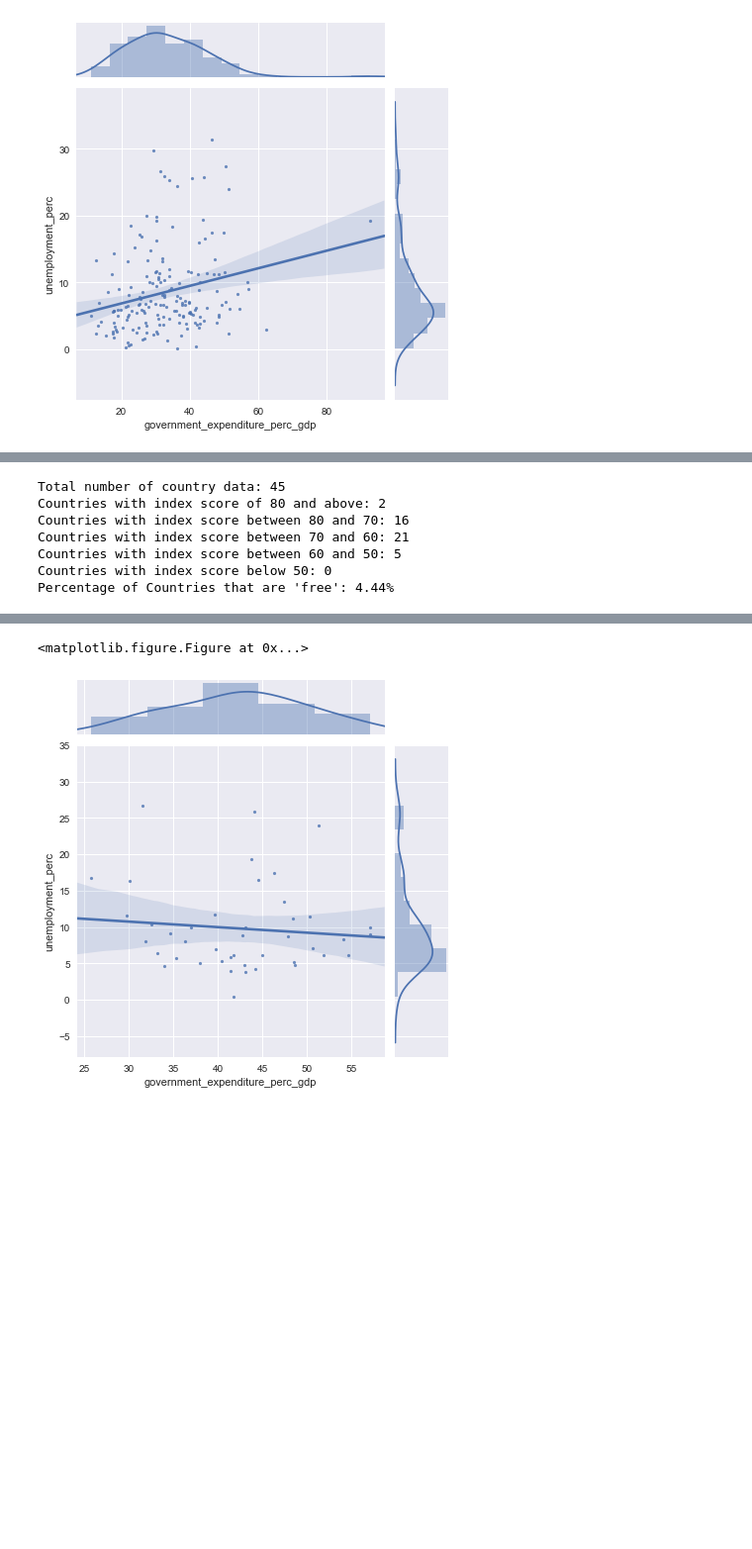
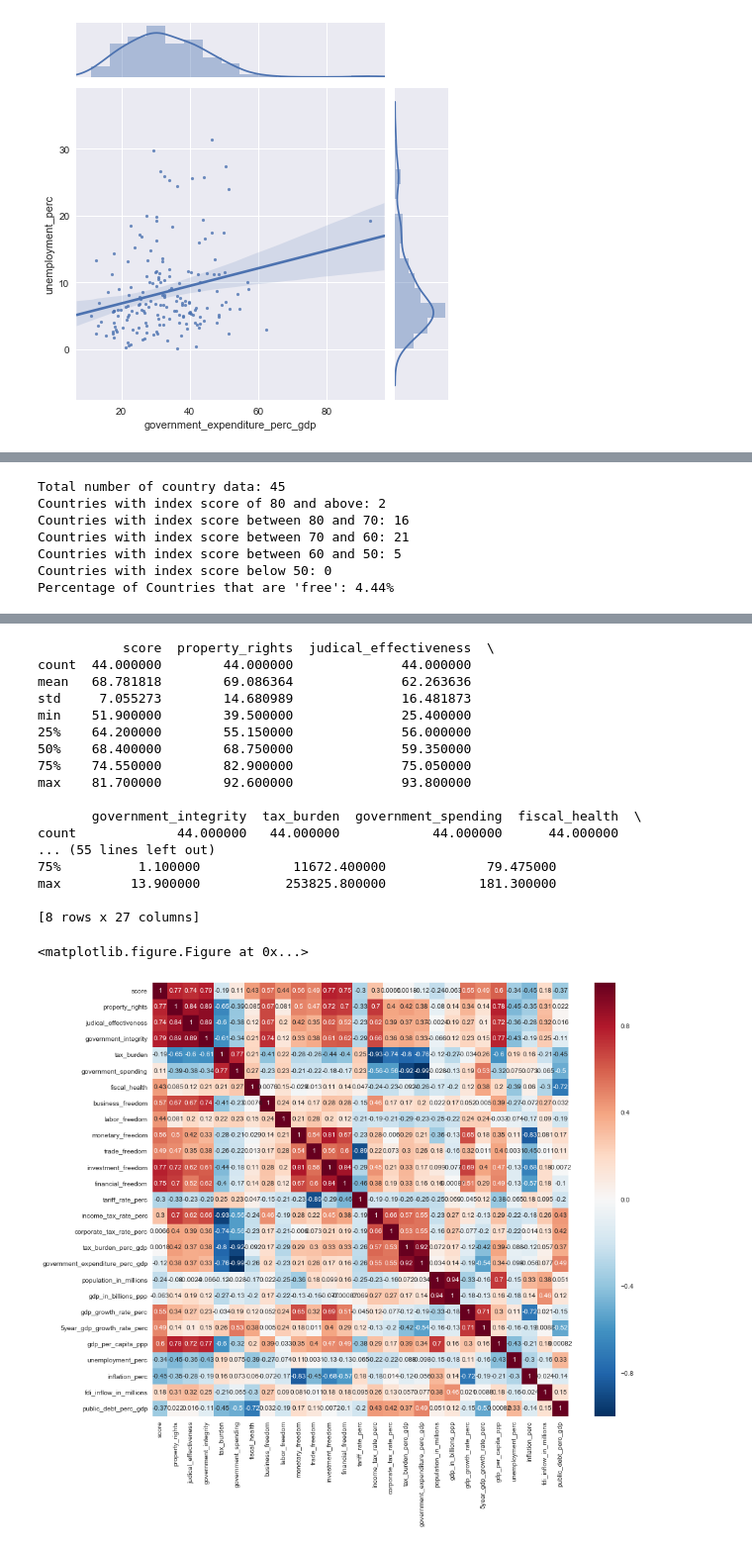
Before and after one commit to mdoucem/Fi-Ug-Datascience-Meetup, a Jupyter notebook: Linear Regression/Multivariate-regression-python/economic-data-analysis.ipynb, the cells around one changed output, grey strips where cells are left out. Shown at 99% size. Drawn from its saved outputs; the diff is of its cells as text; code cells hidden in the pictures; blank space fills up the shorter version.

```diff
--- a/Linear Regression/Multivariate-regression-python/economic-data-analysis.ipynb
+++ b/Linear Regression/Multivariate-regression-python/economic-data-analysis.ipynb
@@ -93,8 +83,10 @@ def rename_columns(df):
 
     return df
 # %%
-# Let's rename the columns for easier handling
+# Let's rename the data columns for easier handling
 data18 = rename_columns(data18)
+mydata = rename_columns(mydata)
+data17 = rename_columns(data17)
 data18.head(n=5)
 # %% [output]
 |  | country_id | country_name | region | world_rank | score | property_rights | judical_effectiveness | ... |
@@ -273,21 +324,37 @@ explore_relation(data18_africa, var1, var2, "Africa-UnemplPerc-vs-GovnExpPerc")
 # %%
 # Let's compare with the Europe countries only
 data18_europe = data18.loc[data18['region'].isin(['Europe'])]
-data18_europe.head(n=5)
+data17_europe = data17.loc[data18['region'].isin(['Europe'])]
+mydata_europe = mydata.loc[mydata['region'].isin(['Europe'])]
+# data18_europe.head(n=5)
 
 country_categorization(data18_europe, "Europe-category")
-# You can try to see the relationship between any two variables of the Europe data
-var1 = data18_europe.columns.get_loc("unemployment_perc")
-var2 = data18_europe.columns.get_loc("government_expenditure_perc_gdp")
-explore_relation(data18_europe, var1, var2, "Europe-UnemplPerc-vs-GovnExpPerc")
+data_correlations(data18_europe, "europe-heatmap")
 # %% [output]
 Total number of country data: 45
 Countries with index score of 80 and above: 2
 Countries with index score between 80 and 70: 16
 Countries with index score between 70 and 60: 21
 Countries with index score between 60 and 50: 5
 Countries with index score below 50: 0
 Percentage of Countries that are 'free': 4.44%
 [figure]
-<matplotlib.figure.Figure at 0x...>
+           score  property_rights  judical_effectiveness  \
+count  44.000000        44.000000              44.000000
+mean   68.781818        69.086364              62.263636
+std     7.055273        14.680989              16.481873
+min    51.900000        39.500000              25.400000
+25%    64.200000        55.150000              56.000000
+50%    68.400000        68.750000              59.350000
+75%    74.550000        82.900000              75.050000
+max    81.700000        92.600000              93.800000
+
+       government_integrity  tax_burden  government_spending  fiscal_health  \
+count             44.000000   44.000000            44.000000      44.000000
+... (55 lines left out)
+75%          1.100000            11672.400000             79.475000
+max         13.900000           253825.800000            181.300000
+
+[8 rows x 27 columns]
+<matplotlib.figure.Figure at 0x...>
-[figure, old version]
+[figure, new version]
```
Also changed, not shown: parts of 30 cells of this notebook, 9 other files.
